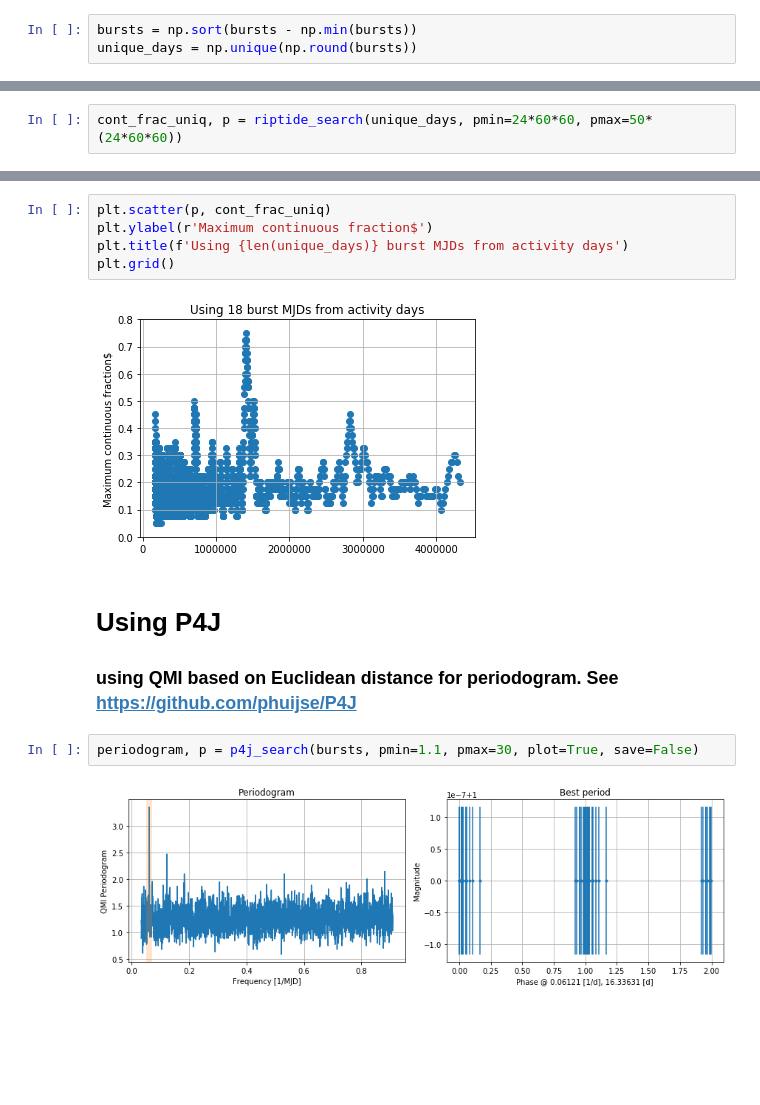
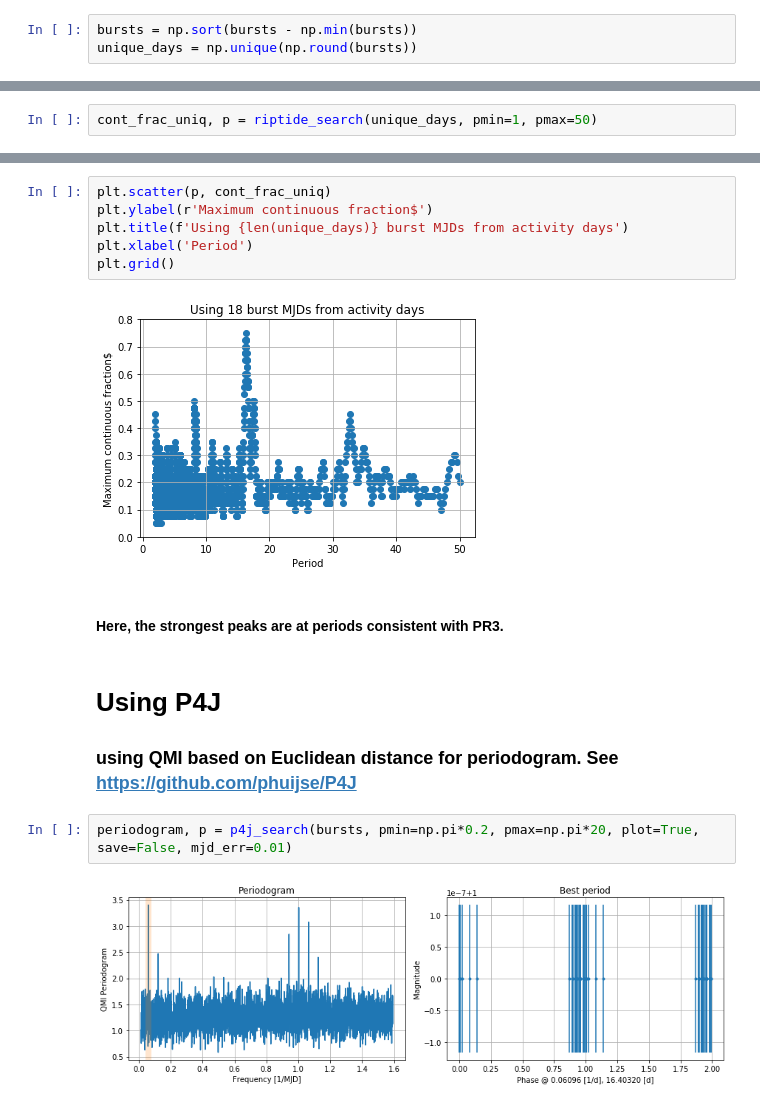
Before and after one commit to KshitijAggarwal/frbpa, a Jupyter notebook: examples/r3/chime_period_search.ipynb, the cells around one changed output, grey strips where cells are left out. Drawn from its saved outputs; the diff is of its cells as text; blank space fills up the shorter version.

```diff
--- a/examples/r3/chime_period_search.ipynb
+++ b/examples/r3/chime_period_search.ipynb
@@ -85,3 +88,3 @@ plt.grid()
 # %%
-cont_frac_uniq, p = riptide_search(unique_days, pmin=24*60*60, pmax=50*(24*60*60))
+cont_frac_uniq, p = riptide_search(unique_days, pmin=1, pmax=50)
 # %% [output]
@@ -90,15 +93,18 @@ cont_frac_uniq, p = riptide_search(unique_days, pmin=24*60*60, pmax=50*(24*60*60
 # %%
 plt.scatter(p, cont_frac_uniq)
 plt.ylabel(r'Maximum continuous fraction$')
 plt.title(f'Using {len(unique_days)} burst MJDs from activity days')
+plt.xlabel('Period')
 plt.grid()
 # %% [output]
-[figure, old version]
+[figure, new version]
+# %% [markdown]
+#### Here, the strongest peaks are at periods consistent with PR3.
 # %% [markdown]
 # Using P4J
 ### using QMI based on Euclidean distance for periodogram. See https://github.com/phuijse/P4J
 # %%
-periodogram, p = p4j_search(bursts, pmin=1.1, pmax=30, plot=True, save=False)
+periodogram, p = p4j_search(bursts, pmin=np.pi*0.2, pmax=np.pi*20, plot=True, save=False, mjd_err=0.01)
 # %% [output]
-[figure, old version]
+[figure, new version]
 # %%
```
Also changed, not shown: parts of 17 cells of this notebook, 2 other files.
